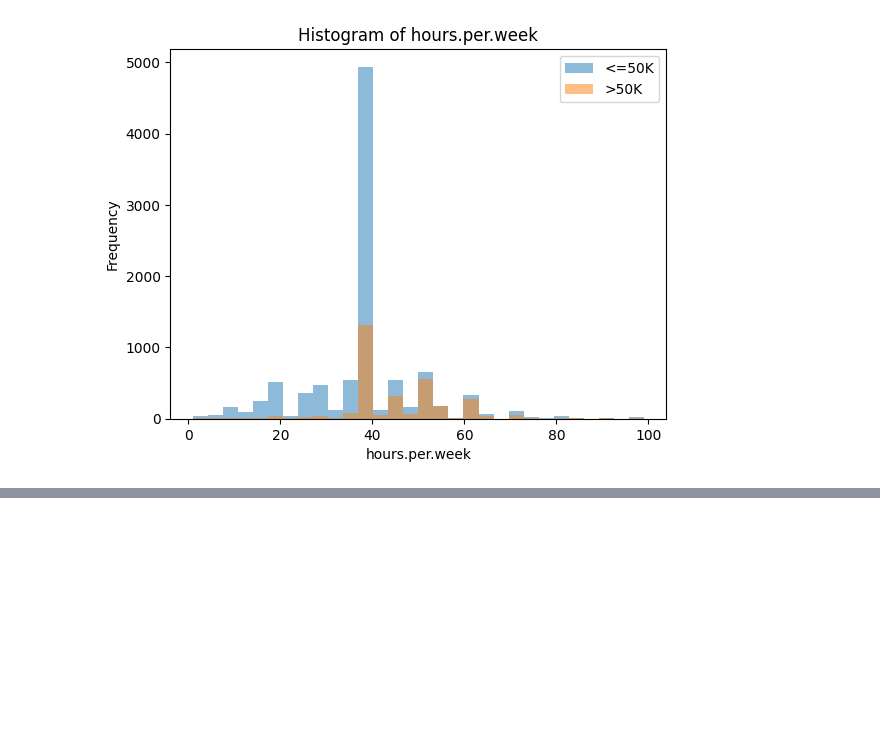
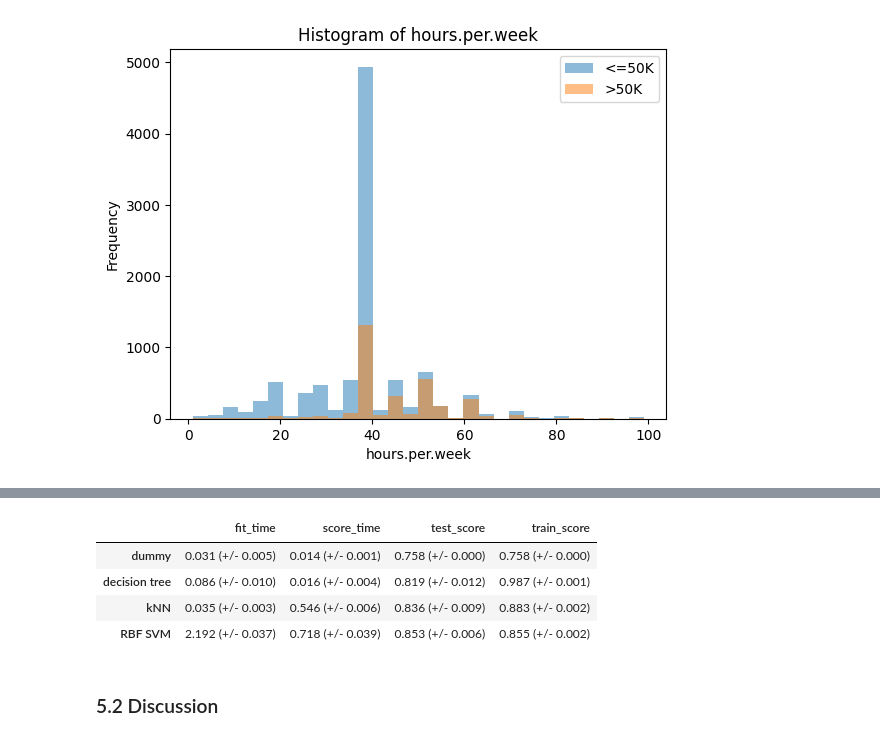
Before and after one commit to elewites/cpsc_330_hws, a Jupyter notebook: hw3/income_prediction.ipynb, the cells around one changed output, grey strips where cells are left out. Drawn from its saved outputs; the diff is of its cells as text; code cells hidden in the pictures; blank space fills up the shorter version.

```diff
--- a/hw3/hw3.ipynb
+++ b/hw3/income_prediction.ipynb
@@ -505,0 +316,14 @@ Now that we have preprocessed features, we are ready to build models. Below, I'm
+# %%
+preprocessor = make_column_transformer(
+    (numeric_transformer, numeric_features),
+    (ordinal_transformer, ordinal_features),
+    (binary_transformer, binary_features),
+    (categorical_transformer, categorical_features),
+    ("drop", drop_features),
+)
+# %%
+transformed_df = preprocessor.fit_transform(X_train)
+n_new_cols = transformed_df.shape[1] - X_train.shape[1]
+print(n_new_cols)
+print(transformed_df.shape)
+print(X_train.shape)
@@ -568,5 +387,6 @@ _Points: 10_
 # %%
 models = {
+    "dummy": DummyClassifier(random_state=42),
     "decision tree": DecisionTreeClassifier(random_state=42),
     "kNN": KNeighborsClassifier(),
     "RBF SVM": SVC(random_state=42),
@@ -629,0 +394,15 @@ In this exercise, you'll carry out hyperparameter optimization for the hyperpara
+# %%
+income_pred_results_df = {}
+for model_name, model in models.items():
+    pipe = make_pipeline(preprocessor, model)
+    income_pred_results_df[model_name] = mean_std_cross_val_scores(pipe, X_train, y_train, cv=5, return_train_score=True)
+# %%
+pd.DataFrame(income_pred_results_df).T
+# %% [output]
+|  | fit_time | score_time | test_score | train_score |
+| dummy | 0.031 (+/- 0.005) | 0.014 (+/- 0.001) | 0.758 (+/- 0.000) | 0.758 (+/- 0.000) |
+| decision tree | 0.086 (+/- 0.010) | 0.016 (+/- 0.004) | 0.819 (+/- 0.012) | 0.987 (+/- 0.001) |
+| kNN | 0.035 (+/- 0.003) | 0.546 (+/- 0.006) | 0.836 (+/- 0.009) | 0.883 (+/- 0.002) |
+| RBF SVM | 2.192 (+/- 0.037) | 0.718 (+/- 0.039) | 0.853 (+/- 0.006) | 0.855 (+/- 0.002) |
+# %% [markdown]
+### 5.2 Discussion
```
Also changed, not shown: parts of 128 cells of this notebook, 2 other files.
